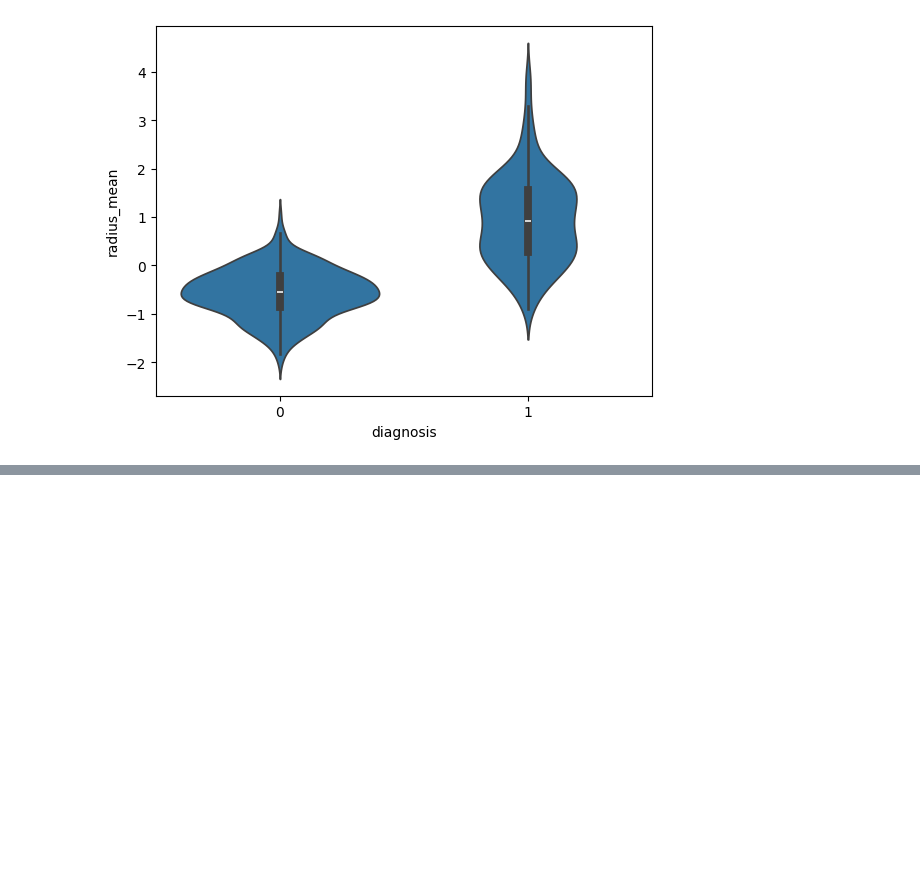
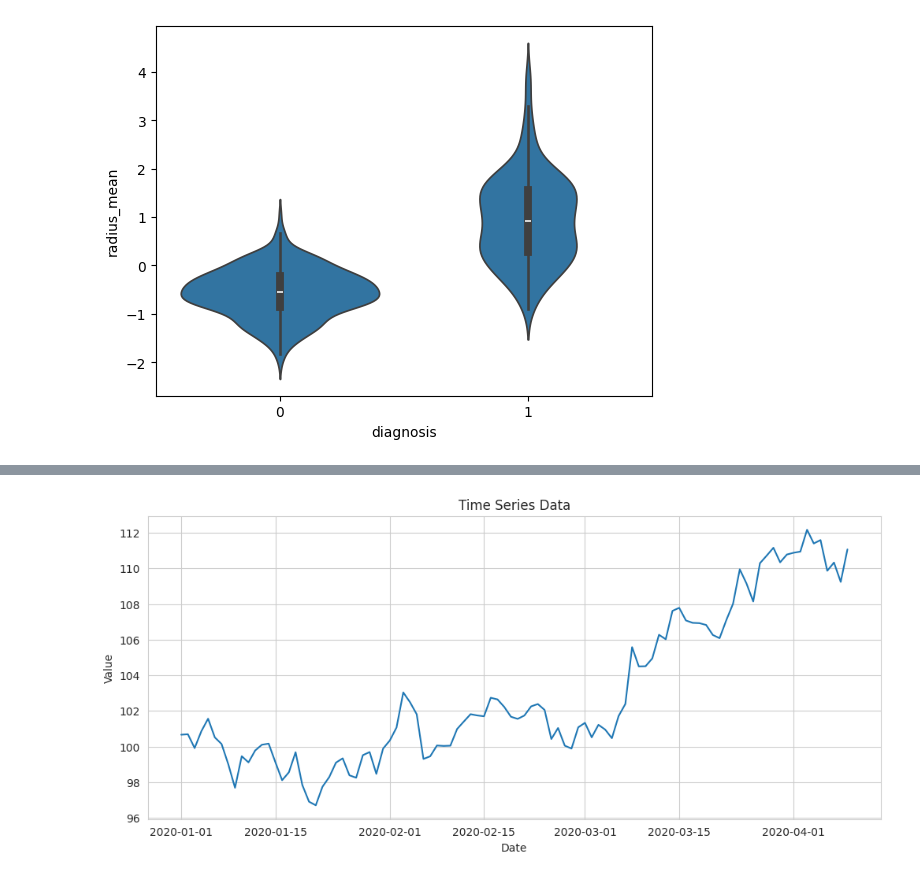
Before and after one commit to sanchi1004/EDA-Course-Project, a Jupyter notebook: Phase1_EDA.ipynb, the cells around one changed output, grey strips where cells are left out. Drawn from its saved outputs; the diff is of its cells as text; code cells hidden in the pictures; blank space fills up the shorter version.

```diff
--- a/Phase1_EDA.ipynb
+++ b/Phase1_EDA.ipynb
@@ -337,0 +429,19 @@ plt.show()
+# %%
+dates = pd.date_range(
+    start="2020-01-01",
+    periods=100,
+    freq="D"
+)
+
+np.random.seed(23)
+
+values = np.cumsum(
+    np.random.randn(100)
+) + 100
+
+ts_df = pd.DataFrame({
+    "Date": dates,
+    "Value": values
+})
+
+ts_df.head()
@@ -337,0 +455,6 @@ plt.show()
+# %%
+ts_df["Date"] = pd.to_datetime(ts_df["Date"])
+
+ts_df.set_index("Date", inplace=True)
+
+print(ts_df.head())
@@ -337,0 +469,15 @@ plt.show()
+# %%
+plt.figure(figsize=(12,5))
+
+plt.plot(
+    ts_df.index,
+    ts_df["Value"]
+)
+
+plt.title("Time Series Data")
+plt.xlabel("Date")
+plt.ylabel("Value")
+
+plt.show()
+# %% [output]
+[figure, added]
```
Also changed, not shown: parts of 61 cells of this notebook.
